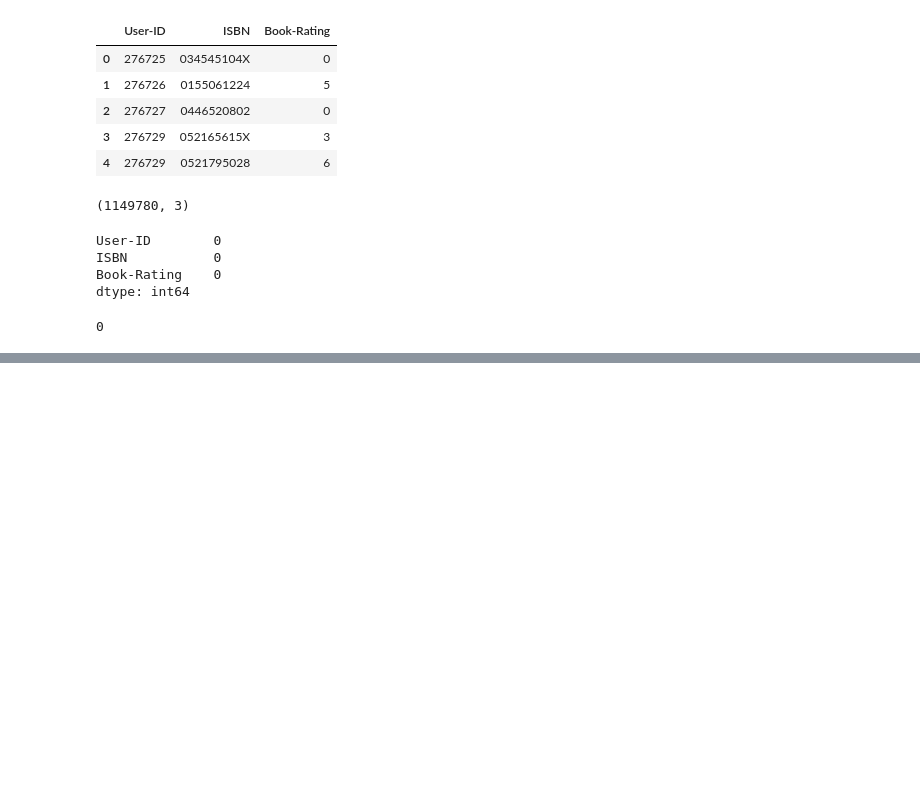
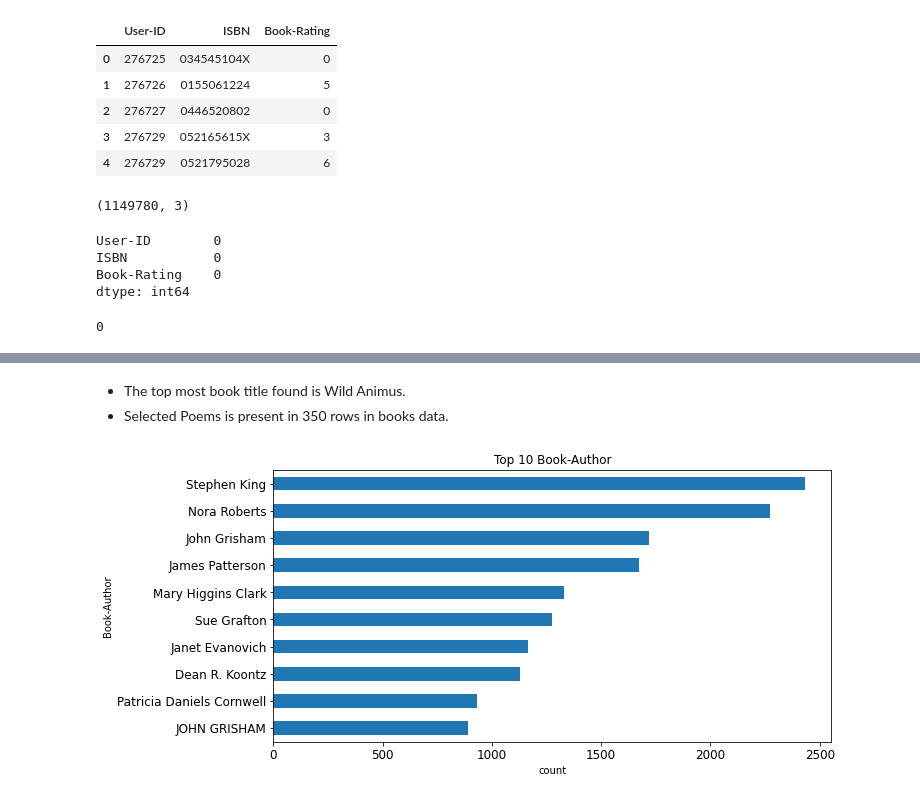
Before and after one commit to armanalam6342/Book-Recommendation-system, a Jupyter notebook: Book_Recommendation_system.ipynb, the cells around one changed output, grey strips where cells are left out. Cells and saved outputs as stored; diff of their text form; code cells hidden in the pictures; blank space fills up the shorter version.

```diff
--- a/Book_Recommendation_system.ipynb
+++ b/Book_Recommendation_system.ipynb
@@ -256,0 +371,13 @@ ratings.duplicated().sum()
+# %% [markdown]
+
+
+*   The top most book title found is Wild Animus.
+*   Selected Poems is present in 350 rows in books data.
+# %%
+fig, axes = plt.subplots(1, 1, figsize=(10, 5))
+_ = df['Book-Author'].value_counts().head(10).sort_values(ascending=True).plot(kind = 'barh', title='Top 10 Book-Author', fontsize=12)
+plt.xlabel('count')
+plt.ylabel('Book-Author')
+plt.show()
+# %% [output]
+[figure, added]
```
Also changed, not shown: parts of 55 cells of this notebook.
